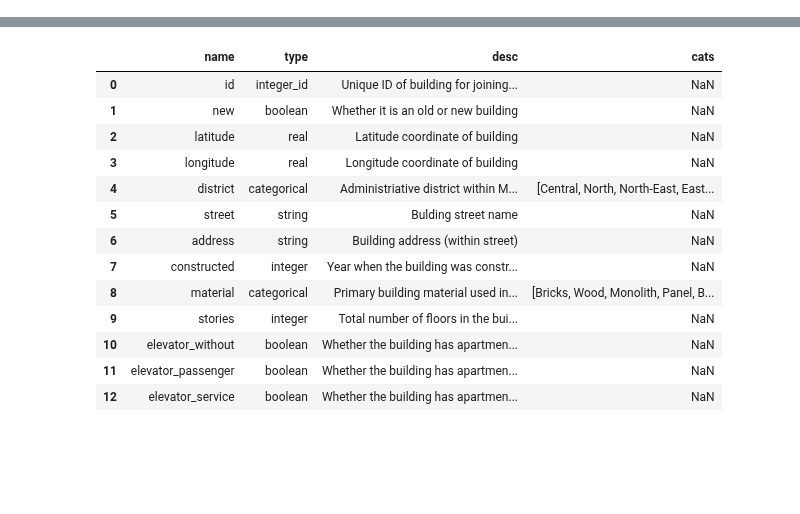
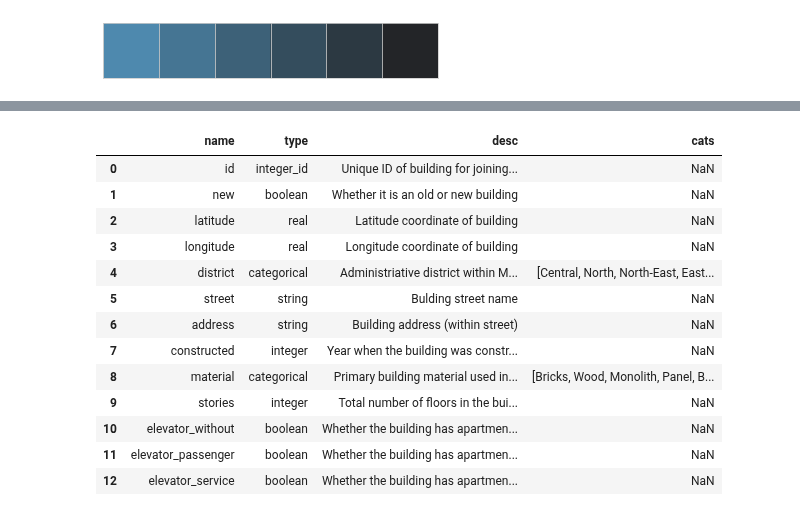
Before and after one commit to henrfj/TDT4173-ML, a Jupyter notebook: hasse-testsite/feature_analysis_buildings.ipynb, the cells around one changed output, grey strips where cells are left out. Drawn from its saved outputs; the diff is of its cells as text; code cells hidden in the pictures; blank space fills up the shorter version.

```diff
--- a/hasse-testsite/feature_analysis_buildings.ipynb
+++ b/hasse-testsite/feature_analysis_buildings.ipynb
@@ -4,6 +4,14 @@ import pandas as pd # data processing, CSV file I/O (e.g. pd.read_csv)
 import seaborn as sns # data visualization library
 import matplotlib.pyplot as plt
 import time
+# %%
+custom_colors = ["#4e89ae", "#c56183","#ed6663","#ffa372"]
+customPalette = sns.set_palette(sns.color_palette(custom_colors))
+moscow = sns.dark_palette(custom_colors[0], reverse=True)
+sns.palplot(sns.color_palette(moscow),size=1)
+plt.tick_params(axis='both', labelsize=0, length = 0)
+# %% [output]
+[figure, added]
 # %%
 data = pd.read_csv('../data/buildings_train.csv')
 metadata = pd.read_json('../data/buildings_meta.json')
```
Also changed, not shown: parts of 18 cells of this notebook.
